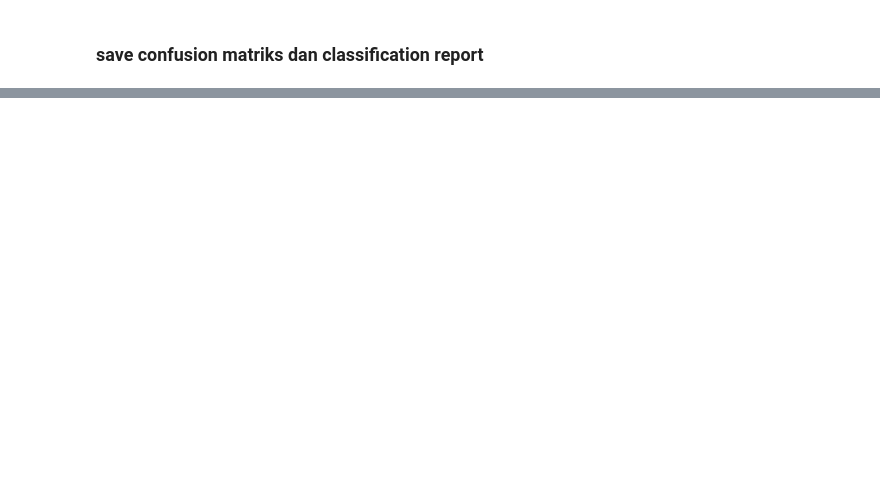
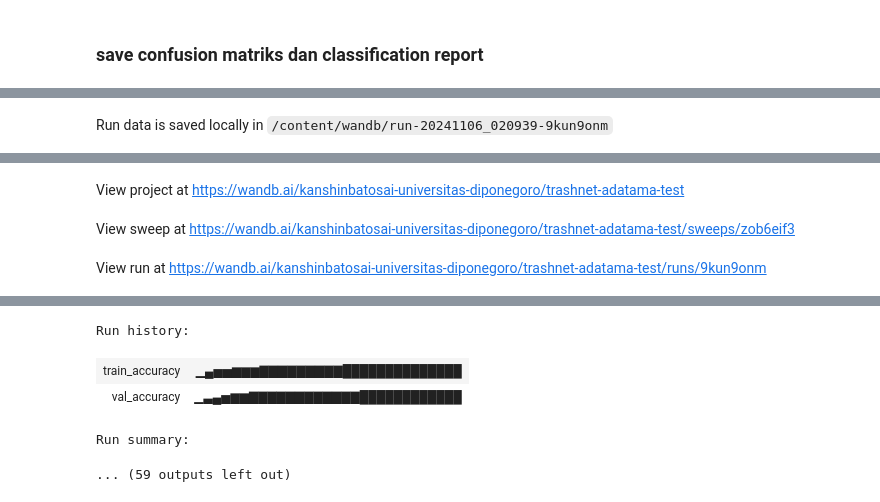
Before and after one commit to AnggaDS01/Trash-Classification-ML-Project, a Jupyter notebook: notebooks/2. model_experimentation.ipynb, the cells around one changed output, grey strips where cells are left out. Cells and saved outputs as stored; diff of their text form; code cells hidden in the pictures; blank space fills up the shorter version.

```diff
--- a/notebooks/2. model_experimentation.ipynb
+++ b/notebooks/2. model_experimentation.ipynb
@@ -771,0 +857,71 @@ evaluate_model(
+# %%
+def build_model(input_shape, num_classes, pretrained_model):
+    # Input layer
+    input_layer = tf.keras.Input(shape=input_shape)
+
+    # Freeze pretrained model
+    pretrained_model.trainable = False
+
+    # Passing input through pretrained base model
+    x = pretrained_model(input_layer, training=False)
+
+    # Global average pooling layer
+    x = tf.keras.layers.GlobalAveragePooling2D()(x)
+
+    # Output layer with softmax activation for multiclass classification
+    output_num = 1 if len(num_classes) == 2 else len(num_classes)
+    activation = 'sigmoid' if output_num == 1 else 'softmax'
+    output_layer = tf.keras.layers.Dense(output_num, activation=activation)(x)
+
+    # Compile the model
+    model = tf.keras.models.Model(inputs=input_layer, outputs=output_layer)
+    return model
+
+
+# Sweep Configuration
+sweep_config = {
+    'method': 'random',
+    'metric': {'name': 'val_accuracy', 'goal': 'maximize'},
+    'parameters': {
+        'learning_rate': {'values': [0.0001, 0.001]},
+        'batch_size': {'values': [16, 32, 64]},
+        'epochs': {'values': [30]},
+    }
+}
+
+# Initialize the sweep and run it
+sweep_id = wandb.sweep(sweep_config, project='trashnet-adatama-test')
+
+def train(config=None):
+    with wandb.init(config=config):
+      config = wandb.config
+
+      # Build and compile the model with sweep hyperparameters
+      model = build_model(
+          input_shape=(*IMAGE_SIZE, 3),
+          num_classes=LABEL_LIST,
+          pretrained_model=base_model,
+      )
+
+      optimizer = tf.keras.optimizers.Adam(learning_rate=config.learning_rate)
+      model.compile(optimizer=optimizer, loss='sparse_categorical_crossentropy', metrics=['accuracy'])
+
+      # Training and validation data
+      train_data = train_tf_images_batched
+      val_data = valid_tf_images_batched
+
+      # Train the model with the sweep configurations
+      model.fit(
+          train_tf_images_batched,
+          validation_data=valid_tf_images_batched,
+          epochs=config.epochs,
+          class_weight=CLASS_WEIGHTS,
+          callbacks=[
+              tf.keras.callbacks.LambdaCallback(
+                on_epoch_end=lambda epoch, logs: wandb.log({"val_accuracy": logs["val_accuracy"], "train_accuracy": logs["accuracy"]})
+            )
+          ]
+      )
+
+wandb.agent(sweep_id, function=train, count=5)
+# %% [output]
@@ -771,0 +935 @@ evaluate_model(
+Run data is saved locally in /content/wandb/run-20241106_020939-9kun9onm
@@ -771,0 +938,3 @@ evaluate_model(
+View project at https://wandb.ai/kanshinbatosai-universitas-diponegoro/trashnet-adatama-test
+View sweep at https://wandb.ai/kanshinbatosai-universitas-diponegoro/trashnet-adatama-test/sweeps/zob6eif3
+View run at https://wandb.ai/kanshinbatosai-universitas-diponegoro/trashnet-adatama-test/runs/9kun9onm
@@ -771,0 +958,5 @@ evaluate_model(
+Run history:
+| train_accuracy | ▁▄▅▅▆▆▆▇▇▇▇▇▇▇▇▇██████████████ |
+| val_accuracy | ▁▃▄▅▆▆▇▇▇▇▇▇▇▇▇▇▇▇████████████ |
+Run summary:
+... (59 outputs left out)
```
Also changed, not shown: parts of 19 cells of this notebook, 11 other files.
